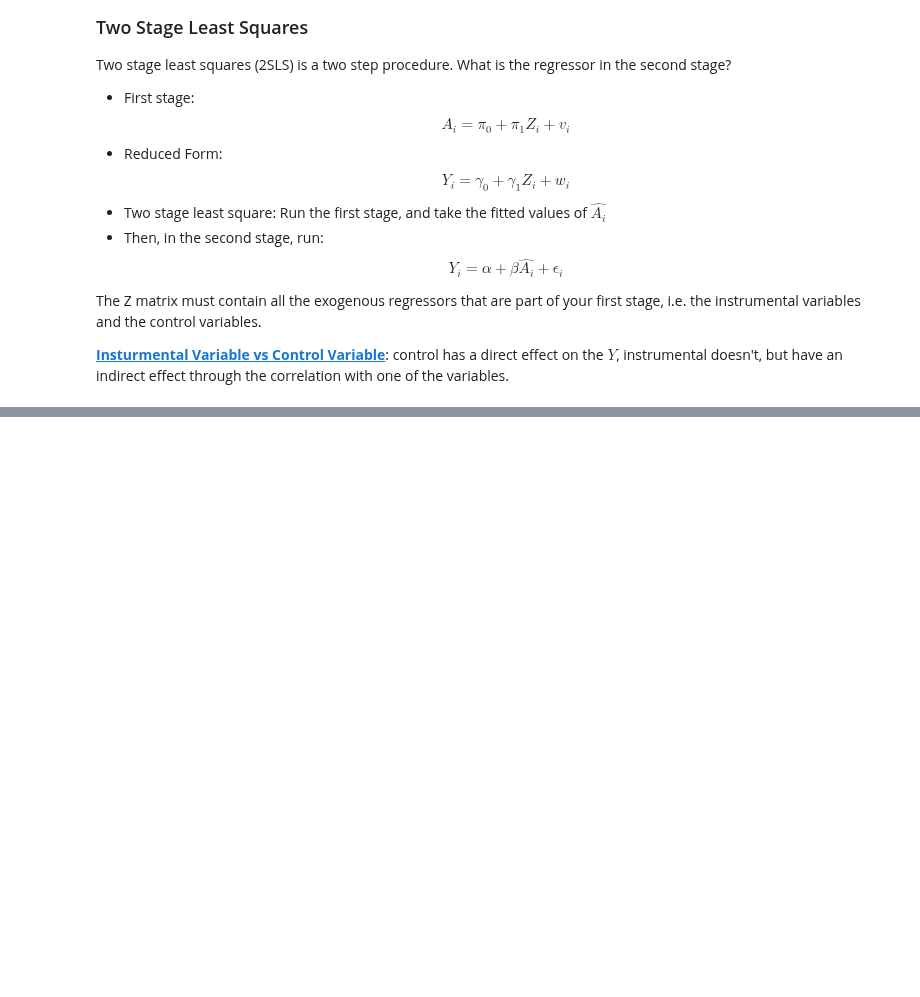
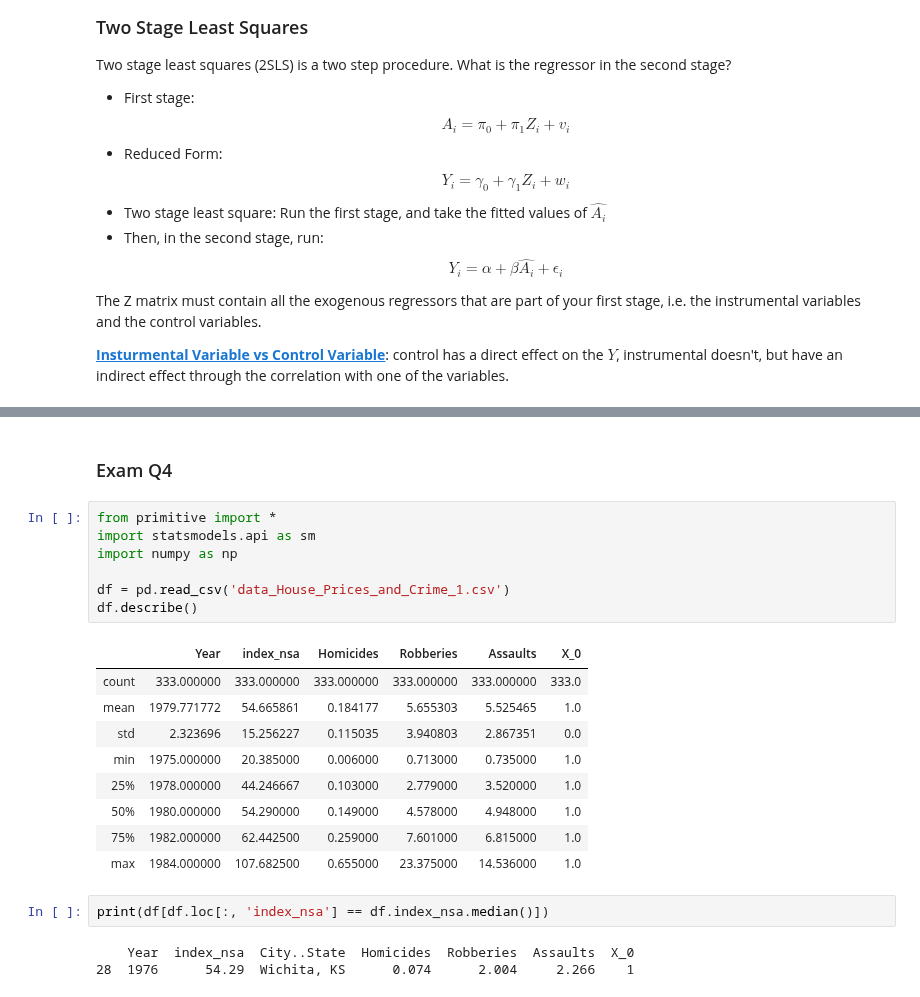
Before and after one commit to lucaberlanda/Magazzino, a Jupyter notebook: DataAnalysis.ipynb, the cells around one changed output, grey strips where cells are left out. Saved outputs shown, nothing was run; the diff lists cells and outputs as text; blank space fills up the shorter version.

```diff
--- a/DataAnalysis.ipynb
+++ b/DataAnalysis.ipynb
@@ -697,0 +874,24 @@ The Z matrix must contain all the exogenous regressors that are part of your fir
+# %% [markdown]
+### Exam Q4
+# %%
+from primitive import *
+import statsmodels.api as sm
+import numpy as np
+
+df = pd.read_csv('data_House_Prices_and_Crime_1.csv')
+df.describe()
+# %% [output]
+|  | Year | index_nsa | Homicides | Robberies | Assaults | X_0 |
+| count | 333.000000 | 333.000000 | 333.000000 | 333.000000 | 333.000000 | 333.0 |
+| mean | 1979.771772 | 54.665861 | 0.184177 | 5.655303 | 5.525465 | 1.0 |
+| std | 2.323696 | 15.256227 | 0.115035 | 3.940803 | 2.867351 | 0.0 |
+| min | 1975.000000 | 20.385000 | 0.006000 | 0.713000 | 0.735000 | 1.0 |
+| 25% | 1978.000000 | 44.246667 | 0.103000 | 2.779000 | 3.520000 | 1.0 |
+| 50% | 1980.000000 | 54.290000 | 0.149000 | 4.578000 | 4.948000 | 1.0 |
+| 75% | 1982.000000 | 62.442500 | 0.259000 | 7.601000 | 6.815000 | 1.0 |
+| max | 1984.000000 | 107.682500 | 0.655000 | 23.375000 | 14.536000 | 1.0 |
+# %%
+print(df[df.loc[:, 'index_nsa'] == df.index_nsa.median()])
+# %% [output]
+    Year  index_nsa  City..State  Homicides  Robberies  Assaults  X_0
+28  1976      54.29  Wichita, KS      0.074      2.004     2.266    1
```
Also changed, not shown: parts of 22 cells of this notebook, 4 other files.
